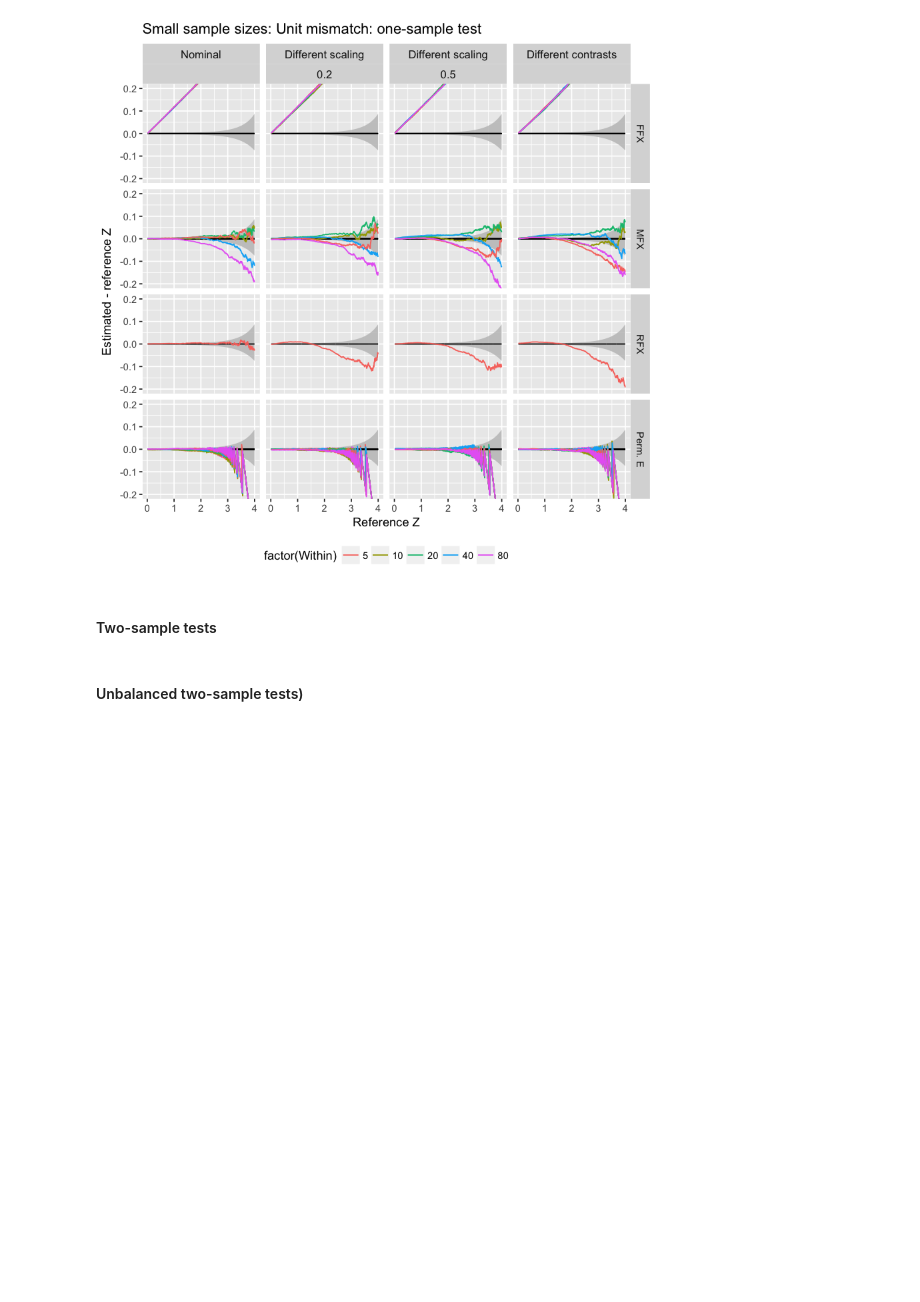
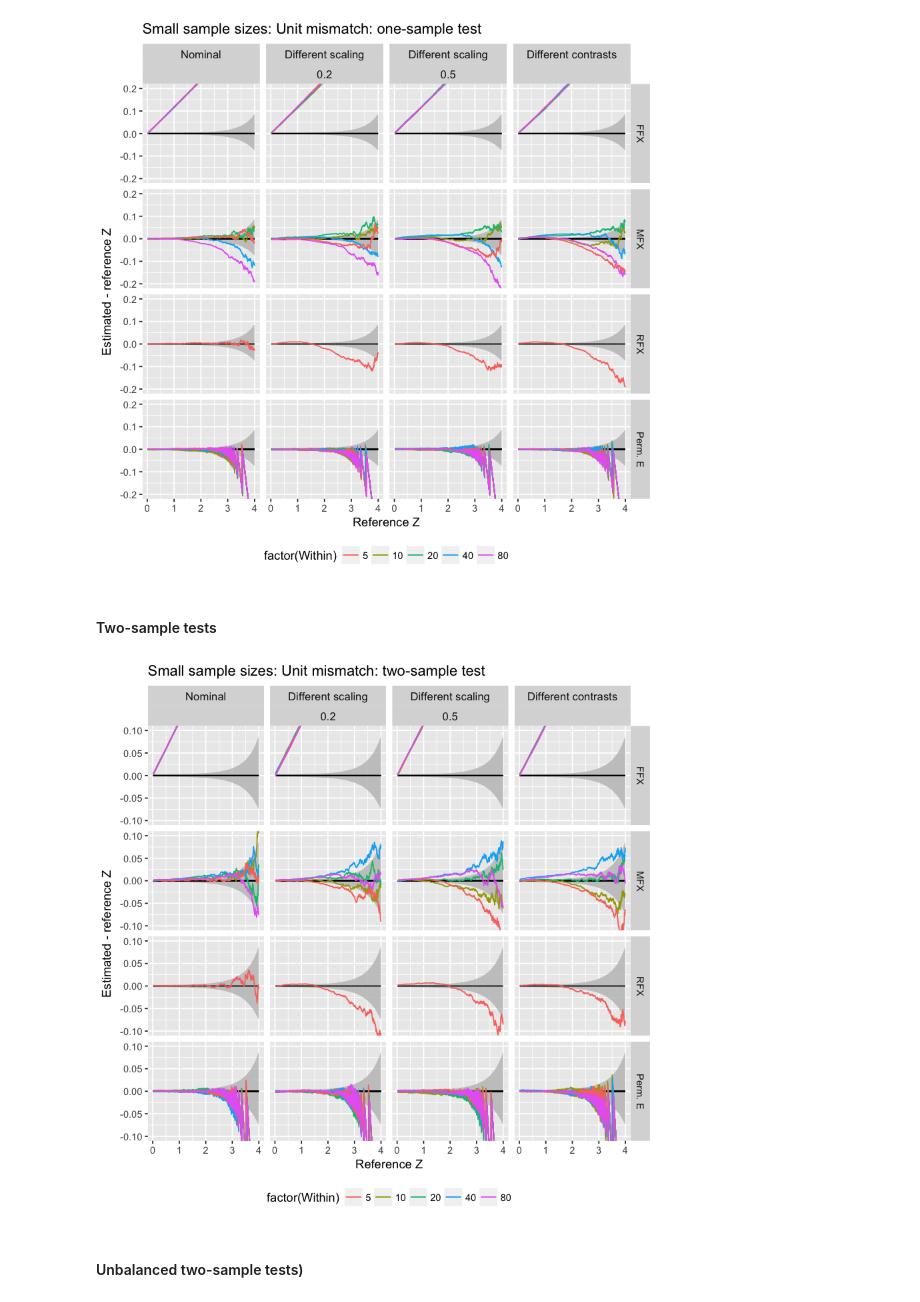
Before and after one commit to cmaumet/zmeta, a Jupyter notebook: Scripts/simulations/lib/plot_simulations.ipynb, the cells around one changed output. Saved outputs shown, nothing was run; the diff lists cells and outputs as text; code cells hidden in the pictures; blank space fills up the shorter version.

Commit message:
All plots use common code

```diff
--- a/Scripts/simulations/lib/plot_simulations.ipynb
+++ b/Scripts/simulations/lib/plot_simulations.ipynb
@@ -90,12 +100,16 @@ plot_unit_mismatch(
 #### Two-sample tests
 # %%
 source('plot_lib.R')
+source('plot_unit_mismatch.R')
+source('plot_blandaldman_z.R')
 plot_unit_mismatch(
     subset(best_con_data_2,
            ((methods %in% c("megaRFX") & Between==1) | !(methods %in% c("megaRFX"))) &
            expectedz<4),
     'two-sample test', mult=FALSE, single=TRUE, lim=0.1,
      filename=file.path("..", "..", "..", "..", "zmeta_paper", "figures", "unitmimatch_test2"))
+# %% [output]
+[figure, added]
 # %% [markdown]
 #### Unbalanced two-sample tests)
 # %%
```
Also changed, not shown: parts of 7 cells of this notebook, 4 other files.
